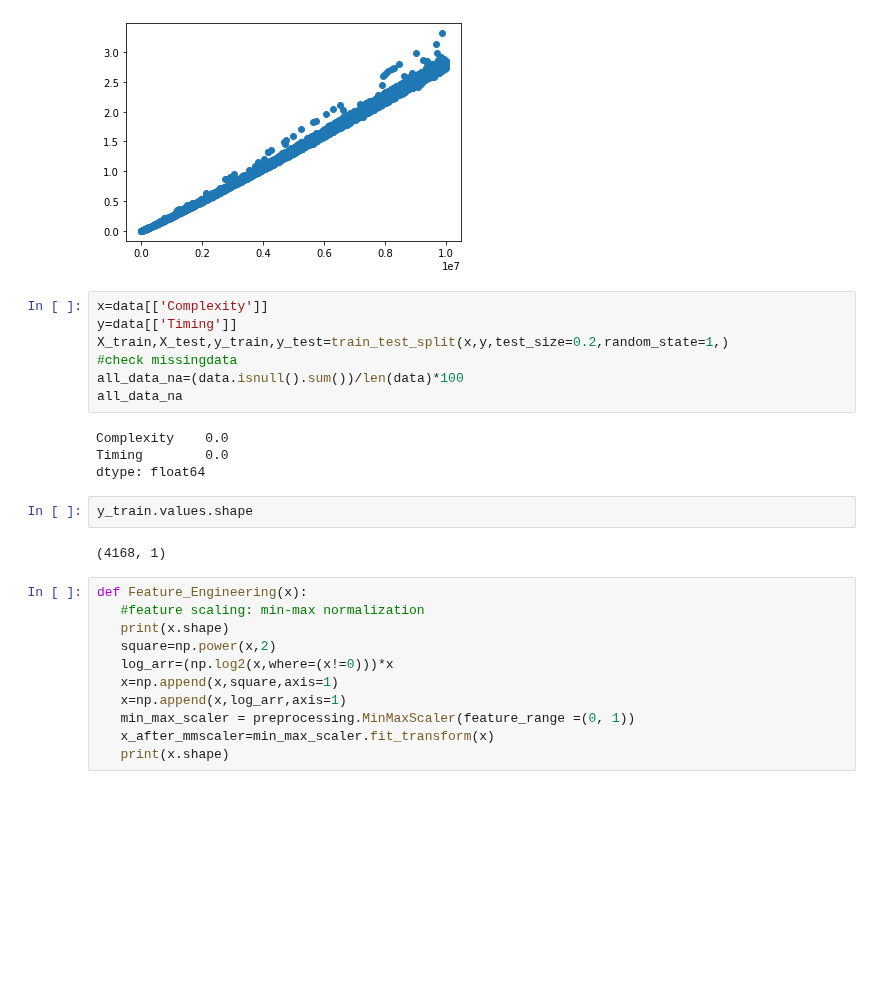
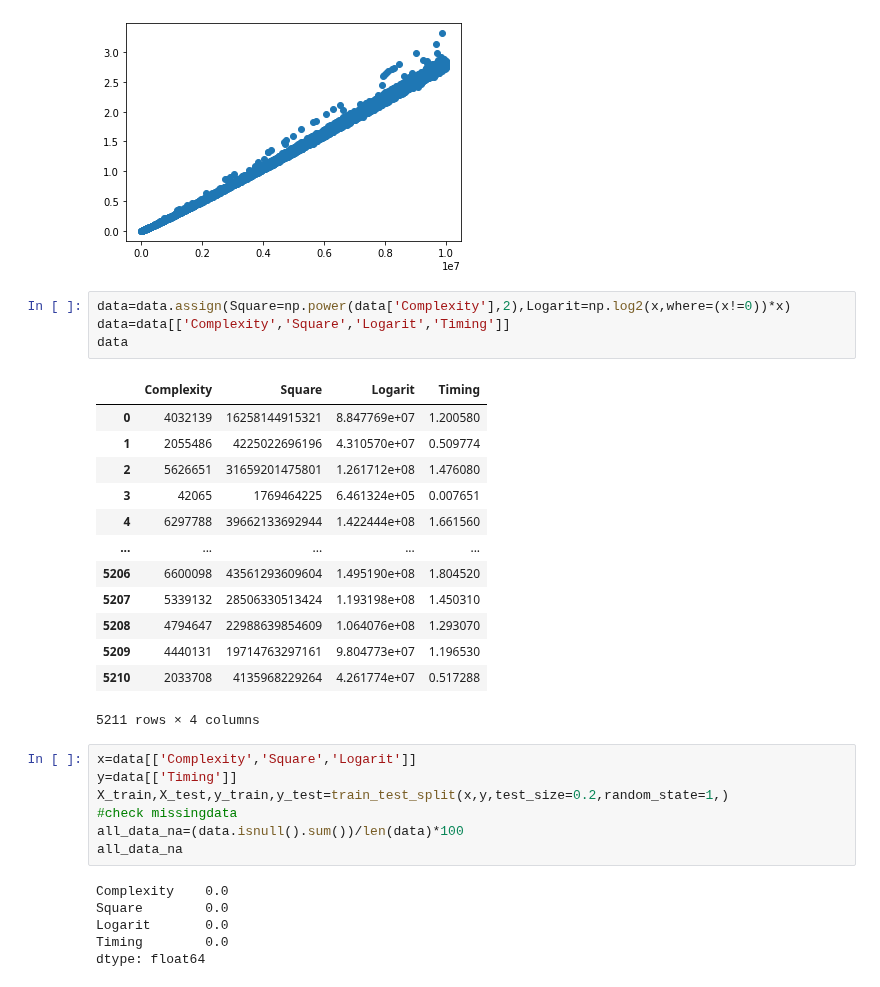
Before and after one commit to lephuocdat2000/-CS114.K21-, a Jupyter notebook: Timing_Complexity.ipynb, the cells around one changed output. Saved outputs shown, nothing was run; the diff lists cells and outputs as text; blank space fills up the shorter version.

```diff
--- a/Timing_Complexity.ipynb
+++ b/Timing_Complexity.ipynb
@@ -38,8 +39,26 @@ plt.scatter(data['Complexity'],data['Timing'])
 # %% [output]
 <matplotlib.collections.PathCollection at 0x...>
 [figure]
+# %%
+data=data.assign(Square=np.power(data['Complexity'],2),Logarit=np.log2(x,where=(x!=0))*x)
+data=data[['Complexity','Square','Logarit','Timing']]
+data
+# %% [output]
+|  | Complexity | Square | Logarit | Timing |
+| 0 | 4032139 | 16258144915321 | 8.847769e+07 | 1.200580 |
+| 1 | 2055486 | 4225022696196 | 4.310570e+07 | 0.509774 |
+| 2 | 5626651 | 31659201475801 | 1.261712e+08 | 1.476080 |
+| 3 | 42065 | 1769464225 | 6.461324e+05 | 0.007651 |
+| 4 | 6297788 | 39662133692944 | 1.422444e+08 | 1.661560 |
+| ... | ... | ... | ... | ... |
+| 5206 | 6600098 | 43561293609604 | 1.495190e+08 | 1.804520 |
+| 5207 | 5339132 | 28506330513424 | 1.193198e+08 | 1.450310 |
+| 5208 | 4794647 | 22988639854609 | 1.064076e+08 | 1.293070 |
+| 5209 | 4440131 | 19714763297161 | 9.804773e+07 | 1.196530 |
+| 5210 | 2033708 | 4135968229264 | 4.261774e+07 | 0.517288 |
+5211 rows × 4 columns
 # %%
-x=data[['Complexity']]
+x=data[['Complexity','Square','Logarit']]
 y=data[['Timing']]
 X_train,X_test,y_train,y_test=train_test_split(x,y,test_size=0.2,random_state=1,)
 #check missingdata
@@ -47,21 +66,8 @@ all_data_na=(data.isnull().sum())/len(data)*100
 all_data_na
 # %% [output]
 Complexity    0.0
+Square        0.0
+Logarit       0.0
 Timing        0.0
 dtype: float64
-# %%
-y_train.values.shape
-# %% [output]
-(4168, 1)
-# %%
-def Feature_Engineering(x):
-   #feature scaling: min-max normalization
-   print(x.shape)
-   square=np.power(x,2)
-   log_arr=(np.log2(x,where=(x!=0)))*x
-   x=np.append(x,square,axis=1)
-   x=np.append(x,log_arr,axis=1)
-   min_max_scaler = preprocessing.MinMaxScaler(feature_range =(0, 1))
-   x_after_mmscaler=min_max_scaler.fit_transform(x)
-   print(x.shape)
 # %%
```
Also changed, not shown: parts of 6 cells of this notebook.
